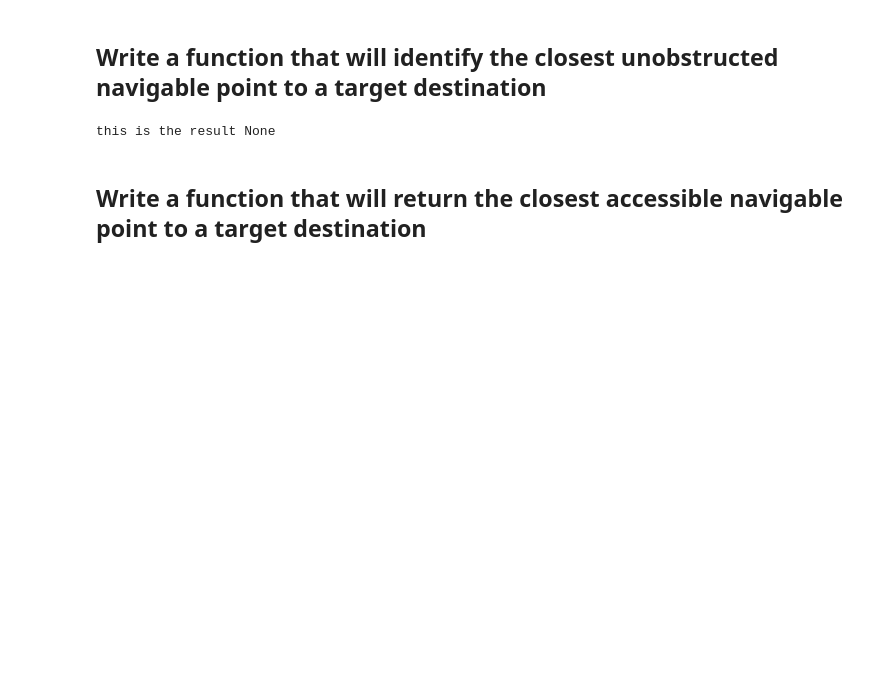
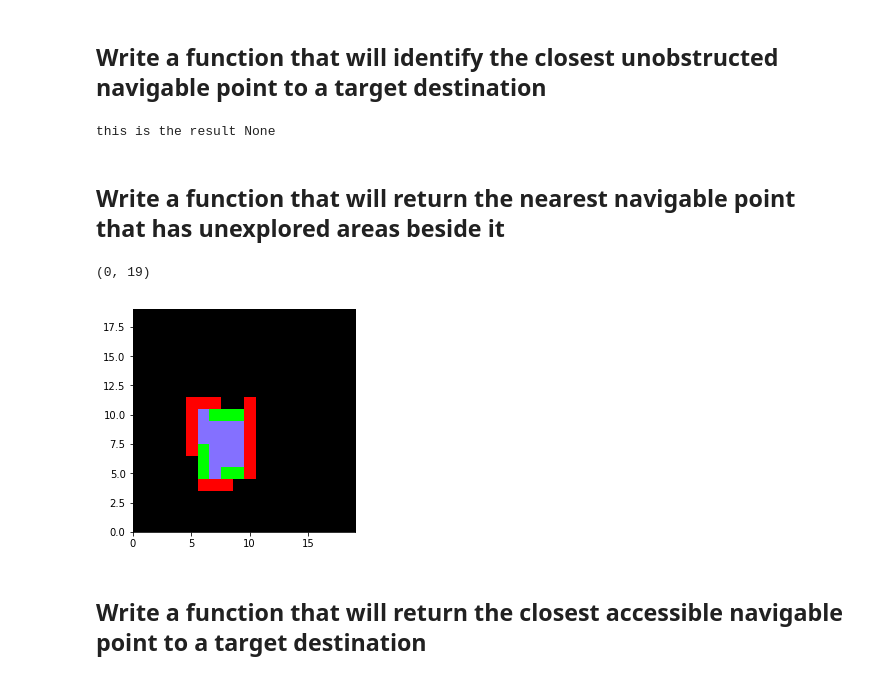
Before and after one commit to flores-jacob/RoboND-Rover-Project, a Jupyter notebook: code/Rover_Project_Test_Notebook.ipynb, the cells around one changed output. Saved outputs shown, nothing was run; the diff lists cells and outputs as text; code cells hidden in the pictures; blank space fills up the shorter version.

Commit message:
Add get_nav_points_besides_unexplored_area function

```diff
--- a/code/Rover_Project_Test_Notebook.ipynb
+++ b/code/Rover_Project_Test_Notebook.ipynb
@@ -825,6 +823,77 @@ if result:
     plt.arrow(unobstructed_x, unobstructed_y, x_arrow, y_arrow, color='green', head_width=.5, head_length=.5)
 # %% [output]
 this is the result None
+# %% [markdown]
+## Write a function that will return the nearest navigable point that has unexplored areas beside it
+# %%
+def get_nav_points_besides_unexplored_area(map_data, x_lower_bound=None, x_upper_bound=None, y_lower_bound=None, y_upper_bound=None):
+    assert map_data.ndim == 2, " map does not have 2 dimensions "
+
+    nav_flag = 7
+    unexplored_flag = 0
+
+    if x_lower_bound is None:
+        x_lower_bound = 0
+    if x_upper_bound is None:
+        x_upper_bound = map_data.shape[1]
+
+    if y_lower_bound is None:
+        y_lower_bound = 0
+    if y_upper_bound is None:
+        y_upper_bound = map_data.shape[0]
+
+    # get all the nav points in the desired area
+    flag_point_indices = np.where(map_data[y_lower_bound:y_upper_bound, x_lower_bound:x_upper_bound] == nav_flag)
+
+    x_points = flag_point_indices[1] + x_lower_bound
+    y_points = flag_point_indices[0] + y_lower_bound
+
+    unexplored_points = []
+
+    # now that we have all the nav points, let's check each one if they are beside an unexplored pixel
+    for index in range(len(x_points)):
+        x_coordinate = x_points[index]
+        y_coordinate = y_points[index]
+        surrounding_pixels = map_data[y_coordinate -1: y_coordinate + 2 , x_coordinate - 1 : x_coordinate + 2]
+        if np.any(surrounding_pixels[:, :] == unexplored_flag):
+            unexplored_points.append((x_coordinate, y_coordinate))
+    # if there are no unexplored points beside nav points, return None
+    return unexplored_points
+
+
+multiplier = 1
+
+# create a mini "world" map. The 4th layer indicate the areas that have been visited.
+# 0 = area unexplored/uncharted
+# 5 = area is an obstacle
+# 6 = area has a rock sample
+# 7 = area is navigable terrain
+# 8 = extra indicator for other possible purposes
+memory_map_mini = np.zeros([20 * multiplier, 20 * multiplier, 4], dtype=np.uint8)
+
+# simulate visible terrain inside box. Flag for navigable terrain is 7
+memory_map_mini[5 * multiplier:11 * multiplier, 6 * multiplier: 10 * multiplier] = (132, 112, 255, 7)
+
+# plot obstacles on the map, color them red
+memory_map_mini[7 * multiplier:12 * multiplier, 5 * multiplier:6 * multiplier] = (255, 0, 0, 5)
+memory_map_mini[5 * multiplier:12 * multiplier, 10 * multiplier:11 * multiplier] = (255, 0, 0, 5)
+memory_map_mini[11 * multiplier:12 * multiplier, 5 * multiplier:8 * multiplier] = (255, 0, 0, 5)
+memory_map_mini[4 * multiplier:5 * multiplier, 6 * multiplier:9 * multiplier] = (255, 0, 0, 5)
+
+
+results = get_nav_points_besides_unexplored_area(memory_map_mini[:,:,3])
+
+for result in results:
+    memory_map_mini[result[1], result[0]] = (0, 255, 0, 7)
+
+fig = plt.figure(figsize=(12,9))
+plt.subplot(221)
+plt.imshow(memory_map_mini[:, :, :3])
+plt.ylim(0, 19 * multiplier)
+plt.xlim(0, 19 * multiplier)
+# %% [output]
+(0, 19)
+[figure, added]
 # %% [markdown]
 ## Write a function that will return the closest accessible navigable point to a target destination
 # %%
```
Also changed, not shown: parts of 1 cell of this notebook, 1 other file.
